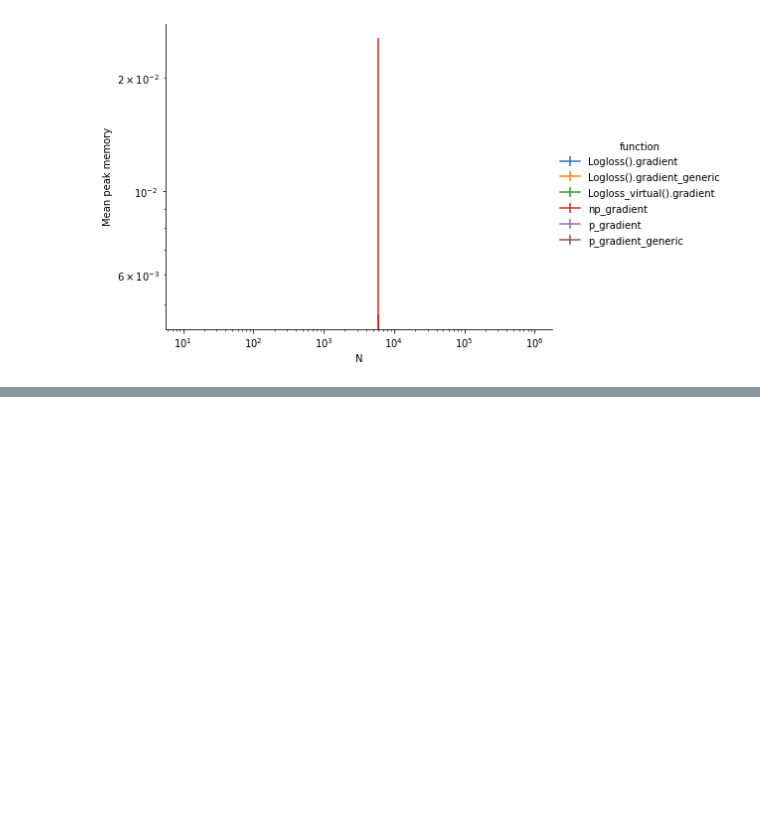
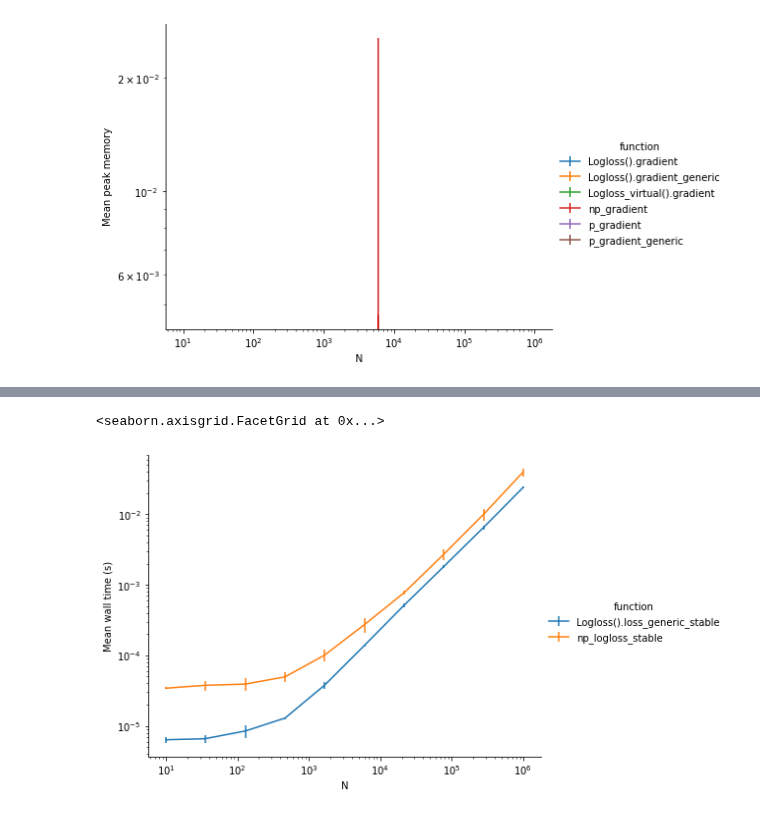
Before and after one commit to lorentzenchr/notebooks, a Jupyter notebook: bench_logloss_Cython.ipynb, the cells around one changed output, grey strips where cells are left out. Drawn from its saved outputs; the diff is of its cells as text; code cells hidden in the pictures; blank space fills up the shorter version.

Commit message:
ENH bench_logloss with stable implementation

```diff
--- a/bench_logloss_Cython.ipynb
+++ b/bench_logloss_Cython.ipynb
@@ -500,0 +525,13 @@ g.add_legend()
+# %%
+# 1. numpy ufunc version, this time the stable version
+# Numerically stable log(1 + exp(x))
+def np_log1pexp(x):
+    return np.piecewise(x,
+                        [x <= -37, (-37 < x) & (x <= 18), (18 < x) & (x <= 33.3), x > 33.3],
+                        [lambda x: np.exp(x),
+                         lambda x: np.log1p(np.exp(x)),
+                         lambda x: x + np.exp(-x),
+                         lambda x: x])
+def np_logloss_stable(y_true, raw):
+    # np.log1p(np.exp(raw)) - y_true * raw
+    return np_log1pexp(raw) - y_true * raw
@@ -500,0 +662,19 @@ g.add_legend()
+# %%
+n_samples = 1000_000
+rng = np.random.default_rng(42)
+y_true = rng.binomial(1, 0.5, size=n_samples).astype(np.float64)
+raw = 20 * rng.standard_normal(n_samples, dtype=np.float64)
+
+func_list = [(np_logloss_stable, "np_logloss_stable"),
+             (Logloss().loss_generic_stable, "Logloss().loss_generic_stable"),
+            ]
+
+def benchmark_cases():
+    for N in np.logspace(np.log10(10), np.log10(n_samples), 10).astype('int'):
+        for func, name in func_list:
+            tags = OrderedDict(N=N, function=name)
+            yield delayed(func, tags=tags)(y_true[:N], raw[:N])
+# %%
+%%time
+bench = Benchmark(wall_time={'number': 1}, peak_memory=True, repeat=20)
+df_loss_stable = bench(benchmark_cases())
@@ -500,0 +684,3 @@ g.add_legend()
+# %%
+df = df_loss_stable
+df.head()
@@ -500,0 +696,9 @@ g.add_legend()
+# %%
+g = sns.FacetGrid(df.wall_time.reset_index(), hue="function", height=5, aspect=4/3)
+g.map_dataframe(errplot, "N", "mean", "std")
+g.set(xscale="log", yscale="log")
+g.set_axis_labels(y_var="Mean wall time (s)")
+g.add_legend()
+# %% [output]
+<seaborn.axisgrid.FacetGrid at 0x...>
+[figure, added]
```
Also changed, not shown: parts of 35 cells of this notebook.
